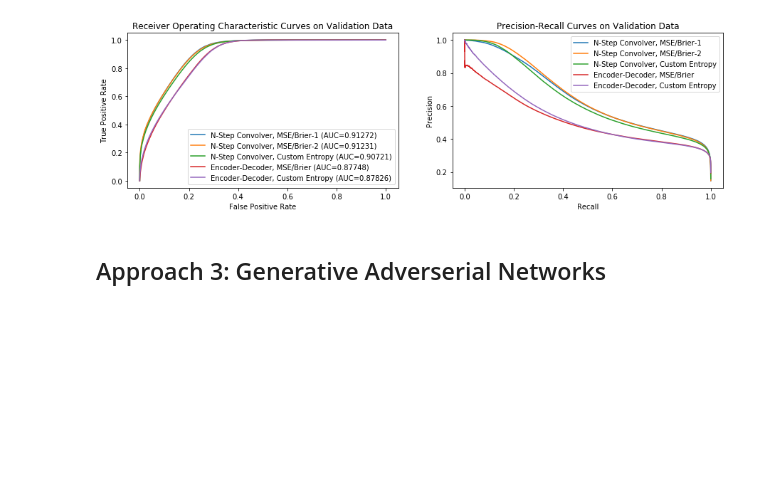
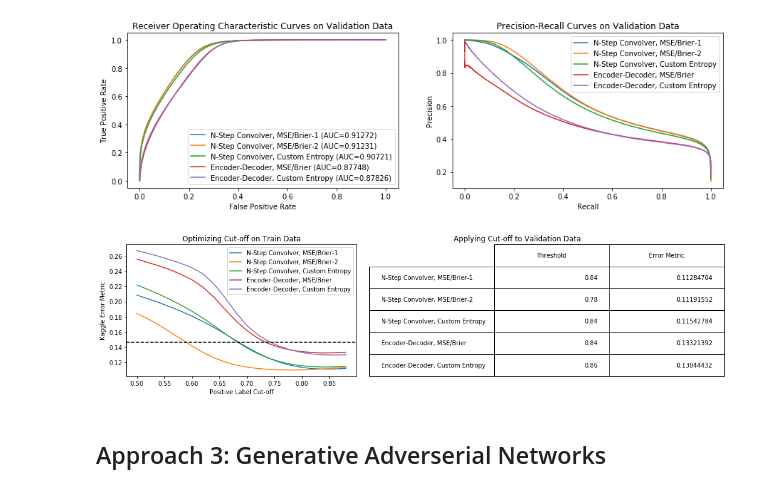
Before and after one commit to navyamehta/ai-research-projects, a Jupyter notebook: kaggle-GOL-CNN-encoder/Game of Life Reversal.ipynb, the cells around one changed output. Drawn from its saved outputs; the diff is of its cells as text; code cells hidden in the pictures; blank space fills up the shorter version.

Commit message:
ROC-AUC and Error Metric Architecture

```diff
--- a/kaggle-GOL-CNN-encoder/Game of Life Reversal.ipynb
+++ b/kaggle-GOL-CNN-encoder/Game of Life Reversal.ipynb
@@ -291,8 +299,8 @@ len(truthdeque), truthdeque[0].shape, len(scoredeque), scoredeque[0].shape
 plt.figure(figsize=(15,4))
 plt.subplot(1,2,1)
 for i in range(len(models)):
-    fpr, tpr, _ = sklearn.metrics.roc_curve(truthdeque[i], scoredeque[i])
-    scr = sklearn.metrics.roc_auc_score(truthdeque[i], scoredeque[i], average="weighted")
+    fpr, tpr, _ = sklearn.metrics.roc_curve(trt, scoredeque[i])
+    scr = sklearn.metrics.roc_auc_score(trt, scoredeque[i], average="weighted")
     pd.Series(tpr[::10], index=fpr[::10]).plot(label=types[i]+" (AUC="+str(round(scr,5))+")")
 plt.legend(loc="best")
 plt.xlabel("False Positive Rate")
@@ -300,7 +308,7 @@ plt.ylabel("True Positive Rate")
 plt.title("Receiver Operating Characteristic Curves on Validation Data")
 plt.subplot(1,2,2)
 for i in range(len(models)):
-    prec, rec, _ = sklearn.metrics.precision_recall_curve(truthdeque[i], scoredeque[i])
+    prec, rec, _ = sklearn.metrics.precision_recall_curve(trt, scoredeque[i])
     pd.Series(prec[::10], index=rec[::10]).plot(label=types[i])
 plt.legend(loc="best")
 plt.xlabel("Recall")
@@ -309,5 +317,46 @@ plt.title("Precision-Recall Curves on Validation Data")
 plt.show()
 # %% [output]
 [figure]
+# %%
+#Finding Optimal Cutoff for Classification on Train Data, applying to Validation
+#Goal is to minimize the Kaggle competition error metric
+def metric(bounds, trt, prd):
+    bnd = pd.Series(0.0, index=bounds)
+    for i in bnd.index.values:
+        zeromask = prd<i
+        bnd[i] = 1-(np.mean(zeromask&(trt==0))+np.mean((zeromask==False)&(trt==1)))
+    bench = min(1-np.mean(trt==0), 1-np.mean(trt==1))
+    return bnd, bench
+# %%
+plt.figure(figsize=(15,4))
+plt.subplot(1,2,1)
+bounds = np.arange(0.5,0.9,0.02)
+trt = truth(Y[:40000],delta[:40000])
+mins = collections.deque()
+for i in range(len(models)):
+    prd = processed(models[i], X1[:40000], X2[:40000], delta[:40000])
+    bnd, bnch = metric(bounds, trt, prd)
+    mins.append(bnd.index.values[bnd.argmin()])
+    bnd.plot(label=types[i])
+plt.axhline(bnch, color="black", linestyle="dashed")
+plt.legend(loc="best")
+plt.xlabel("Positive Label Cut-off")
+plt.ylabel("Kaggle Error Metric")
+plt.title("Optimizing Cut-off on Train Data")
+plt.subplot(1,2,2)
+trt = truth(Y[40000:],delta[40000:])
+val = collections.deque()
+for i in range(len(models)):
+    met = metric([mins[i]], trt, scoredeque[i])[0][mins[i]]
+    val.append(met)
+table = np.zeros((len(val),2))
+table[:,0], table[:,1] = [round(m,10) for m in mins], [round(v,10) for v in val]
+plt.table(cellText=table, rowLabels=types, colLabels=["Threshold","Error Metric"], bbox=[0.4,0,1,1])
+plt.axis("off")
+plt.axis("tight")
+plt.title("Applying Cut-off to Validation Data")
+plt.show()
+# %% [output]
+[figure, added]
 # %% [markdown]
 <h2> Approach 3: Generative Adverserial Networks
```
Also changed, not shown: parts of 3 cells of this notebook.
